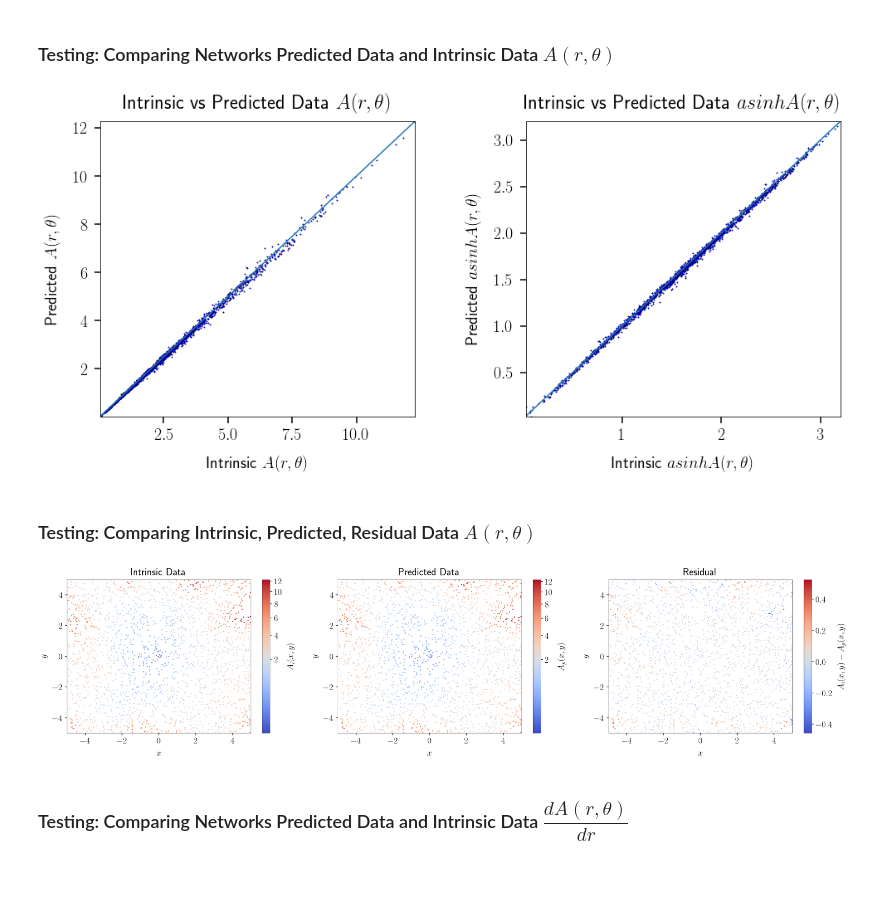
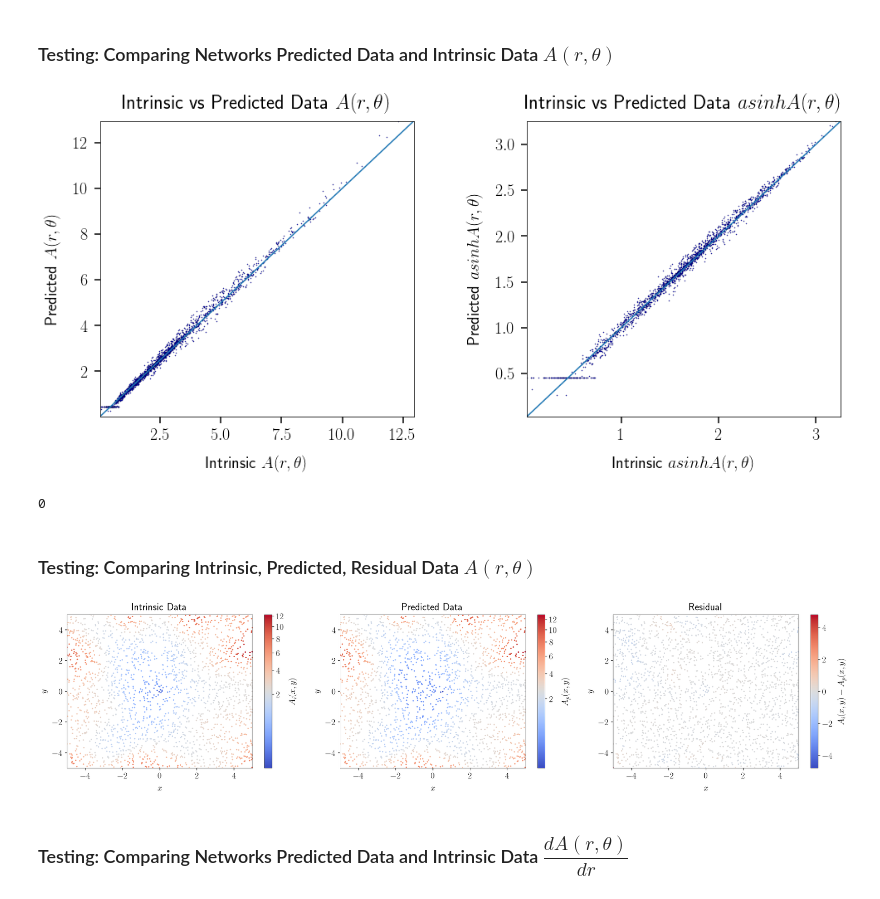
Before and after one commit to avaove/dust-map, a Jupyter notebook: dust_fit.ipynb, the cells around one changed output. Saved outputs shown, nothing was run; the diff lists cells and outputs as text; code cells hidden in the pictures.

```diff
--- a/dust_fit.ipynb
+++ b/dust_fit.ipynb
@@ -254,6 +254,8 @@ def applyPlotStyle():
     rcParams.update({'axes.titlepad': '15.0'})
     rcParams.update({'axes.labelpad': '15.0'})
     rcParams.update({'font.size': 20})
+
+def applyPlotStyle2():
     matplotlib.rc('text', usetex=True)
     matplotlib.rcParams['text.latex.preamble']=r'\usepackage{amsmath}'
 applyPlotStyle()
@@ -331,7 +333,7 @@ pred = get_NN_pred(model1, X_test)
 pred_asinh = np.arcsinh(pred)
 Y_test_asinh = np.arcsinh(Y_test)
 plt.subplot(1, 2, 1)
-plt.scatter(Y_test, pred, s=2, color='blue', linestyle='-', linewidth = 0.2, marker = 'D', edgecolor='black')
+plt.scatter(Y_test, pred, s=1, color='blue', linestyle='-', linewidth = 0.2, marker = 'D', edgecolor='black')
 plt.xlabel("Intrinsic " + r'$A(r, \theta)$')
 plt.ylabel("Predicted " + r'$A(r, \theta)$')
 lims = [min(np.amin(Y_test), np.amin(pred)), max(np.amax(Y_test), np.amax(pred))]
@@ -340,7 +342,7 @@ plt.ylim(lims)
 plt.plot(lims, lims)
 plt.title('Intrinsic vs Predicted Data ' +  r'$A(r, \theta)$')
 plt.subplot(1, 2, 2)
-plt.scatter(Y_test_asinh, pred_asinh, s=2, color='blue', linestyle='-', linewidth = 0.2, marker = 'D', edgecolor='black')
+plt.scatter(Y_test_asinh, pred_asinh, s=1, color='blue', linestyle='-', linewidth = 0.2, marker = 'D', edgecolor='black')
 plt.xlabel("Intrinsic " + r'$asinh A(r, \theta)$')
 plt.ylabel("Predicted " + r'$asinh A(r, \theta)$')
 lims = [min(np.amin(Y_test_asinh), np.amin(pred_asinh)), max(np.amax(Y_test_asinh), np.amax(pred_asinh))]
@@ -351,40 +353,49 @@ plt.title('Intrinsic vs Predicted Data ' +  r'$asinh A(r, \theta)$')
 plt.tight_layout(pad=3.0)
 plt.savefig('plots/typicalintrinsicvspredicted1.png', bbox_inches='tight')
 # %% [output]
-[figure, old version]
+[figure, new version]
+# %%
+count = 0
+for p in pred:
+    if p < 0:
+        count+=1
+print(count)
+# %% [output]
+0
 # %% [markdown]
 ### Testing: Comparing Intrinsic, Predicted, Residual Data $A(r, \theta)$
 # %%
 X_test_cart = np.array([np.array(pol2cart(r,theita)) for r,theita in X_test])
 xlim, ylim = [X_MIN, X_MAX], [Y_MIN, Y_MAX]
 rcParams.update({'font.size': 30})
+applyPlotStyle2()
 fig, ax = plt.subplots(1, 3, figsize=(40,10))
-pcm = ax[0].scatter(X_test_cart[:, 0], X_test_cart[:, 1], c=Y_test, norm=matplotlib.colors.PowerNorm(gamma=.4), cmap='coolwarm', s = 10)
+pcm = ax[0].scatter(X_test_cart[:, 0], X_test_cart[:, 1], c=Y_test, norm=matplotlib.colors.PowerNorm(gamma=.4), cmap='coolwarm', s = 15)
 ax[0].set_xlabel(r'$x$')
 ax[0].set_ylabel(r'$y$')
 ax[0].set_xlim(xlim)
 ax[0].set_ylim(ylim)
 ax[0].set_title('Intrinsic Data')
 fig.colorbar(pcm, ax=ax[0], label=r'$A_i(x, y)$')
 # im = plt.imshow(X_test_cart, cmap='coolwarm')
-pcm = ax[1].scatter(X_test_cart[:, 0], X_test_cart[:, 1], c=pred, norm=matplotlib.colors.PowerNorm(gamma=.4), cmap='coolwarm', s = 10)
+pcm = ax[1].scatter(X_test_cart[:, 0], X_test_cart[:, 1], c=pred, norm=matplotlib.colors.PowerNorm(gamma=.4), cmap='coolwarm', s = 15)
 ax[1].set_xlabel(r'$x$')
 ax[1].set_ylabel(r'$y$')
 ax[1].set_xlim(xlim)
 ax[1].set_ylim(ylim)
 ax[1].set_title('Predicted Data')
 fig.colorbar(pcm, ax=ax[1], label=r'$A_p(x, y)$')
-pcm = ax[2].scatter(X_test_cart[:, 0], X_test_cart[:, 1], c=Y_test - pred, cmap='coolwarm', s = 10)
+pcm = ax[2].scatter(np.append(X_test_cart[:, 0], [-5, -5]), np.append(X_test_cart[:, 1], [-5, -5]), c=np.append(Y_test - pred,(-4.7967, 4.7967)), cmap='coolwarm', s = 15)
 ax[2].set_xlabel(r'$x$')
 ax[2].set_ylabel(r'$y$')
 ax[2].set_xlim(xlim)
 ax[2].set_ylim(ylim)
 ax[2].set_title('Residual')
 fig.colorbar(pcm, ax=ax[2], label=r'$A_i(x, y) - A_p(x, y)$')
 plt.tight_layout()
-plt.savefig('plots/3panelall.png', bbox_inches='tight')
+plt.savefig('plots/3panelall1.png', bbox_inches='tight')
 # %% [output]
-[figure, old version]
+[figure, new version]
 # %% [markdown]
 ### Testing: Comparing Networks Predicted Data and Intrinsic Data $\dfrac{d A(r, \theta)}{dr}$
 # %%
```
Also changed, not shown: parts of 9 cells of this notebook, 10 other files.
